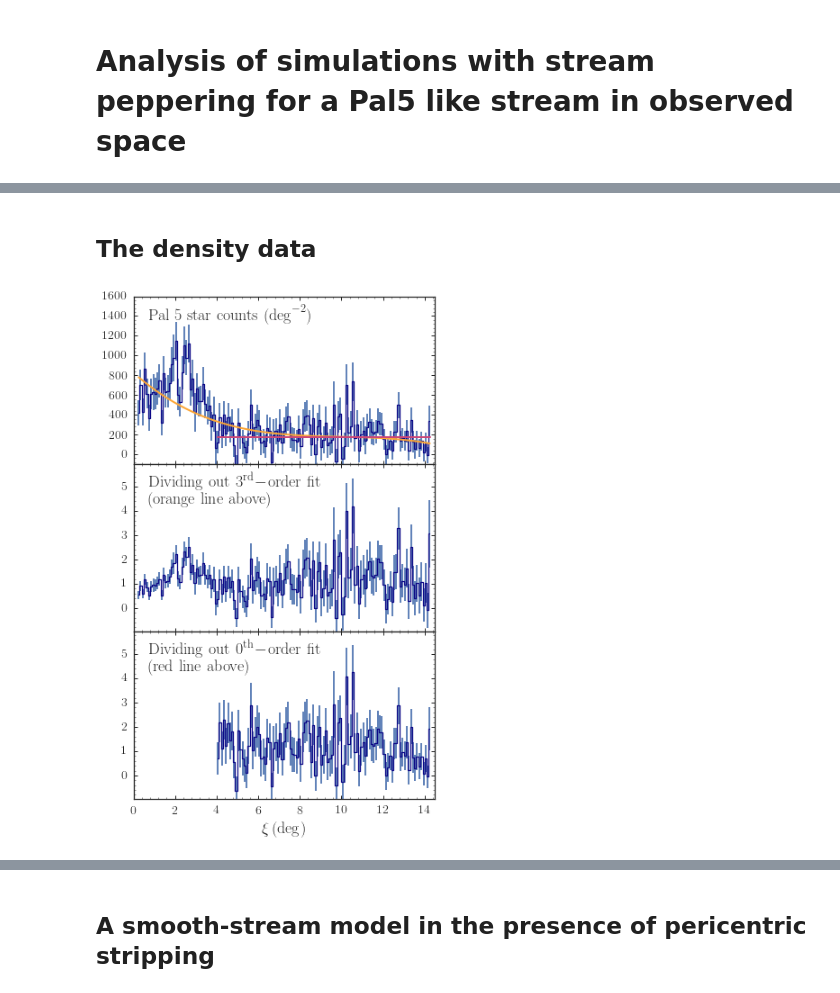
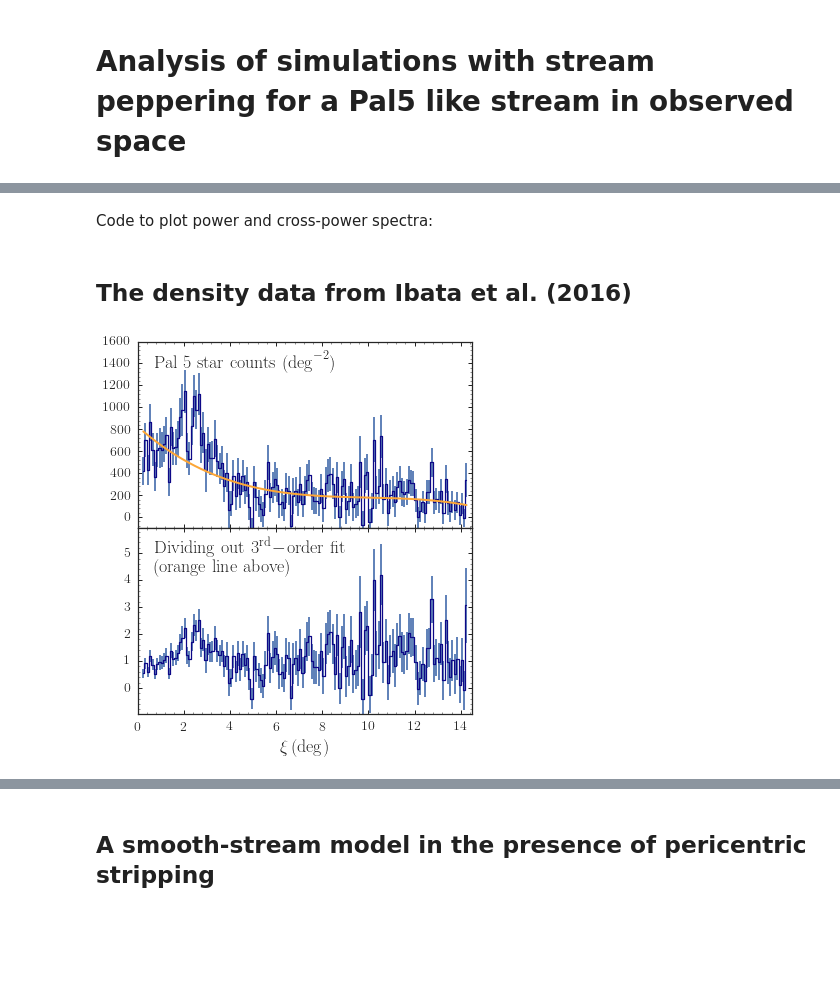
Before and after one commit to jobovy/streamgap-pepper, a Jupyter notebook: StreamPepperAnalysisPal5LikeObserved.ipynb, the cells around one changed output, grey strips where cells are left out. Saved outputs shown, nothing was run; the diff lists cells and outputs as text; code cells hidden in the pictures; blank space fills up the shorter version.

```diff
--- a/StreamPepperAnalysisPal5LikeObserved.ipynb
+++ b/StreamPepperAnalysisPal5LikeObserved.ipynb
@@ -232,6 +241,8 @@ def median_csd(filename,filename2=None,scatter=False,
                 numpy.sqrt(ppy[int(numpy.round(0.25*nsim))]*(ll[-1]-ll[0])),
                 numpy.sqrt(ppy[int(numpy.round(0.75*nsim))]*(ll[-1]-ll[0])),
                 numpy.sqrt(numpy.nanmedian(ppy_err,axis=0)*(ll[-1]-ll[0])))
+# %% [markdown]
+Code to plot power and cross-power spectra:
 # %%
 def plot_dens(filename,poly_deg=3,color=sns.color_palette()[0],zorder=1,ls='-',
               fill=False,fill_color='0.65',fill_zorder=0,
@@ -395,7 +407,7 @@ def add_colorbar(vmin,vmax,clabel,save_figures=False):
     cbar.set_label(clabel)
     return None
 # %% [markdown]
-## The density data
+## The density data from Ibata et al. (2016)
 # %%
 # Read the data
 backg= 400.
@@ -410,67 +422,47 @@ sindx= numpy.argsort(data_uperr[:,0])
 data_uperr= data_uperr[sindx]
 data_err= 0.5*(data_uperr-data_lowerr)
 # %%
+basefilename_pal5= os.path.join(os.getenv('DATADIR'),'streamgap-pepper','pal5_multtime')
 bovy_plot.bovy_print(axes_labelsize=18.,xtick_labelsize=14.,ytick_labelsize=14.)
-figsize(6.,10)
+figsize(6.,10*2./3.)
 xrange=[0.,14.5]
 # First plot the data
-subplot(3,1,1)
+subplot(2,1,1)
 tindx= (data[:,0] > 0.2)*(data[:,0] < 14.35)
 bovy_plot.bovy_plot(data[tindx,0],data[tindx,1]-backg,
                     ls='steps-mid',color=cm.plasma(0.),lw=1.25,
                     gcf=True,xrange=xrange,
                     yrange=[-95.,1600.])
 errorbar(data[tindx,0],data[tindx,1]-backg,data_err[tindx,1],
         marker='None',ls='None')
 # Show continuum fits
 pp= Polynomial.fit(data[tindx,0],data[tindx,1]-backg,
                    deg=3,w=1./data_err[tindx,1])
 xxs= numpy.linspace(0.25,14.25,201)
 plot(xxs,pp(xxs),'-',color=cm.plasma(0.8),lw=2.)
-tindx= (data[:,0] > 4.)*(data[:,0] < 14.35)
-pp= Polynomial.fit(data[tindx,0],data[tindx,1]-backg,
-                   deg=0,w=1./data_err[tindx,1])
-xxs= numpy.linspace(4.05,14.25,201)
-plot(xxs,pp(xxs),'-',color=cm.plasma(0.5),lw=2.)
 gca().xaxis.set_major_formatter(plt.NullFormatter())
 bovy_plot.bovy_text(r'$\mathrm{Pal\ 5\ star\ counts\ (deg}^{-2})$',
                    top_left=True,size=18.)
-subplot(3,1,2)
+subplot(2,1,2)
 tindx= (data[:,0] > 0.2)*(data[:,0] < 14.35)
 pp= Polynomial.fit(data[tindx,0],data[tindx,1]-backg,
                    deg=3,w=1./data_err[tindx,1])
-bovy_plot.bovy_plot(data[tindx,0],
-                    (data[tindx,1]-backg)/pp(data[tindx,0]),
-                    ls='steps-mid',color=cm.plasma(0.),lw=1.25,
-                    gcf=True,xrange=xrange,
-                    yrange=[-.95,5.95])
-errorbar(data[tindx,0],(data[tindx,1]-backg)/pp(data[tindx,0]),
-         data_err[tindx,1]/pp(data[tindx,0]),
-        marker='None',ls='None')
-gca().xaxis.set_major_formatter(plt.NullFormatter())
-bovy_plot.bovy_text(r'$\mathrm{Dividing\ out\ 3}^\mathrm{rd}\!-\!\mathrm{order\ fit}$'
-                    +'\n'+r'$\mathrm{(orange\ line\ above)}$',
-                   top_left=True,size=18.)
-subplot(3,1,3)
-tindx= (data[:,0] > 4.)*(data[:,0] < 14.35)
-pp= Polynomial.fit(data[tindx,0],data[tindx,1]-backg,
-                   deg=0,w=1./data_err[tindx,1])
 bovy_plot.bovy_plot(data[tindx,0],
                     (data[tindx,1]-backg)/pp(data[tindx,0]),
                     ls='steps-mid',color=cm.plasma(0.),lw=1.25,
                     gcf=True,xrange=xrange,
                     yrange=[-.95,5.95],
                     xlabel=r'$\xi\,(\mathrm{deg})$')
 errorbar(data[tindx,0],(data[tindx,1]-backg)/pp(data[tindx,0]),
          data_err[tindx,1]/pp(data[tindx,0]),
         marker='None',ls='None')
-bovy_plot.bovy_text(r'$\mathrm{Dividing\ out\ 0}^\mathrm{th}\!-\!\mathrm{order\ fit}$'
-                    +'\n'+r'$\mathrm{(red\ line\ above)}$',
+bovy_plot.bovy_text(r'$\mathrm{Dividing\ out\ 3}^\mathrm{rd}\!-\!\mathrm{order\ fit}$'
+                    +'\n'+r'$\mathrm{(orange\ line\ above)}$',
                    top_left=True,size=18.)
 subplots_adjust(hspace=0.)
 if save_figures:
     plt.savefig(os.path.join(os.getenv('PAPERSDIR'),'2016-stream-stats','pal5_starcounts.pdf'),
                 bbox_inches='tight')
 # %% [output]
-[figure, old version]
+[figure, new version]
 # %%
```
Also changed, not shown: parts of 48 cells of this notebook.
